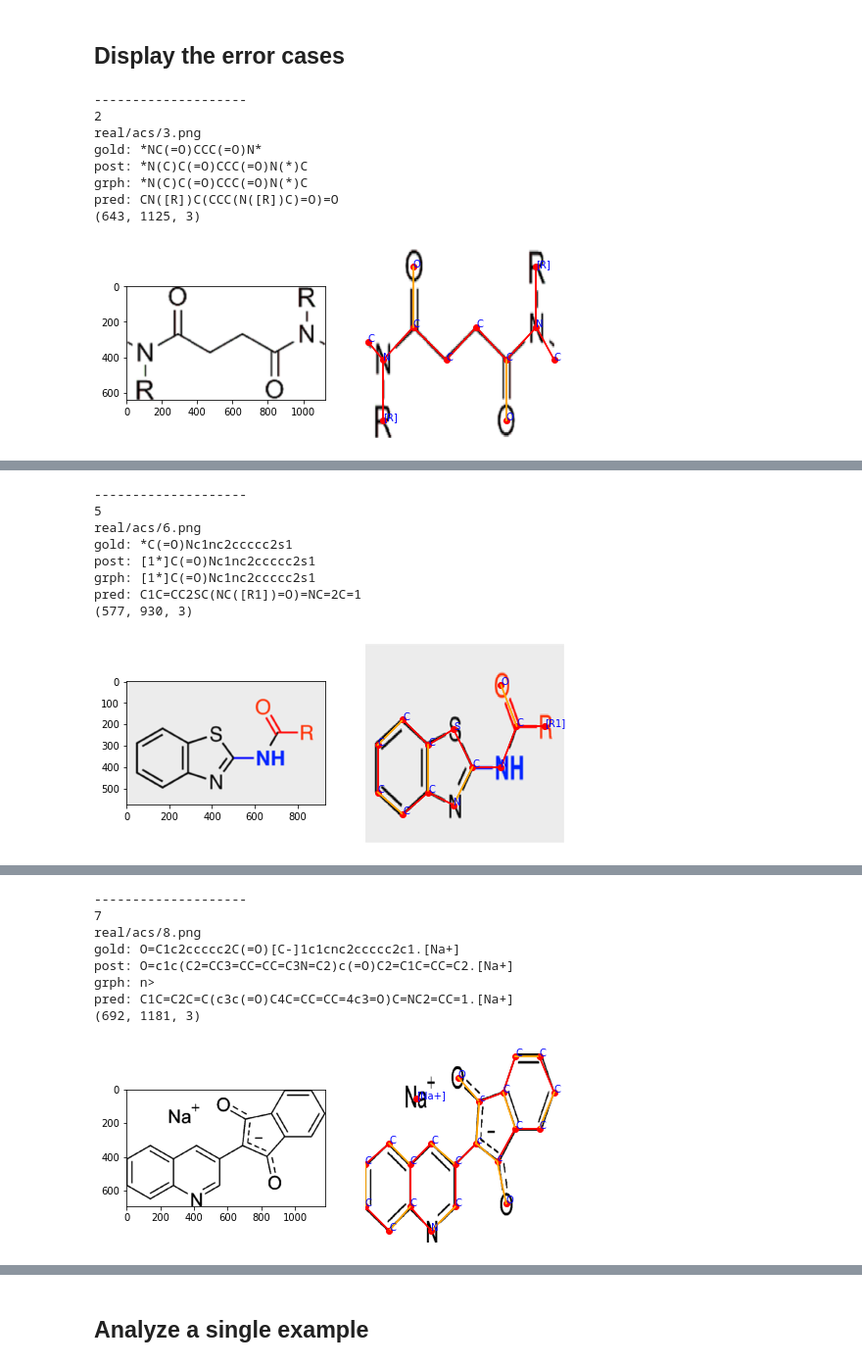
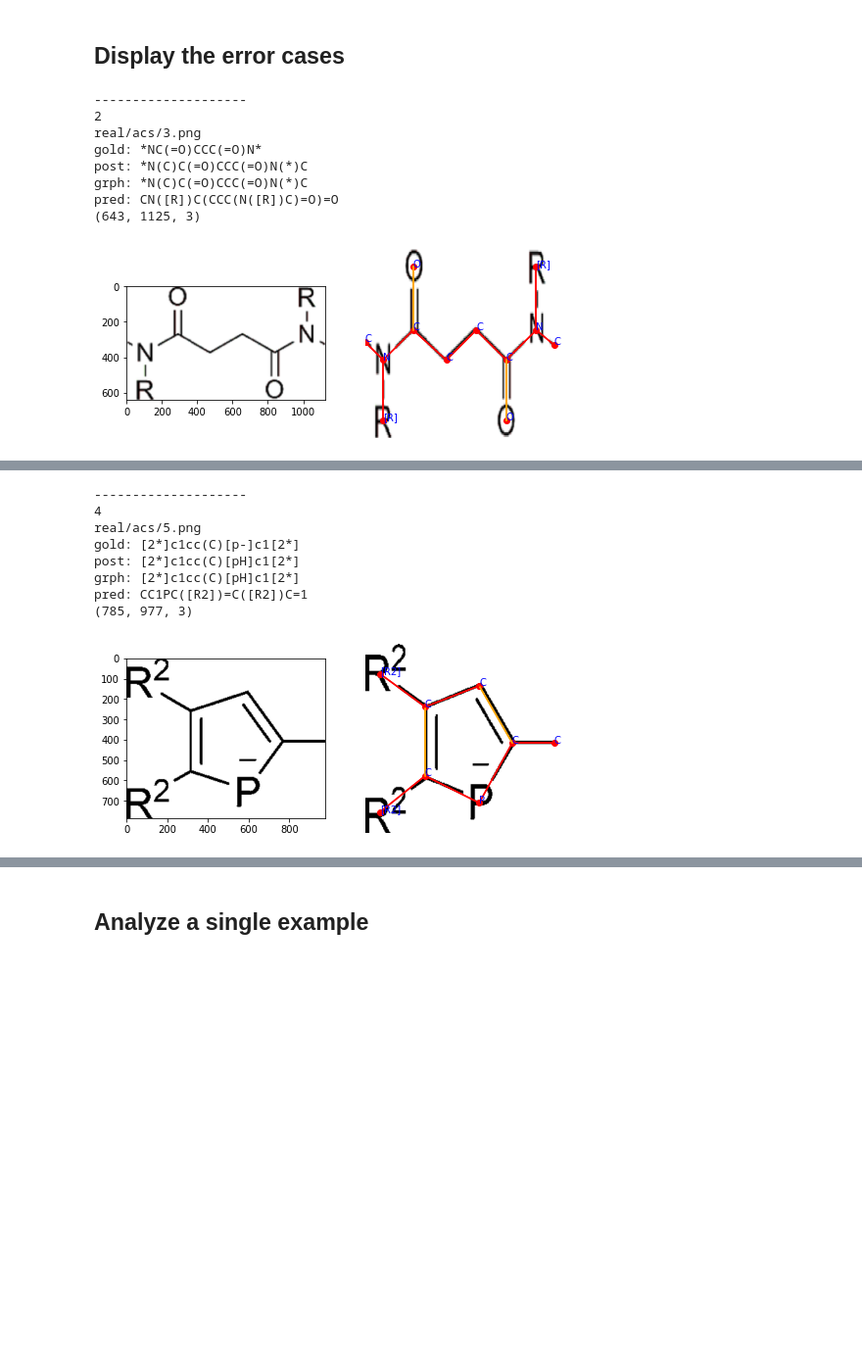
Before and after one commit to thomas0809/MolScribe, a Jupyter notebook: notebook/analyze_prediction.ipynb, the cells around one changed output, grey strips where cells are left out. Shown at 98% size. Cells and saved outputs as stored; diff of their text form; code cells hidden in the pictures; blank space fills up the shorter version.

```diff
--- a/notebook/analyze_prediction.ipynb
+++ b/notebook/analyze_prediction.ipynb
@@ -17,7 +17,7 @@ BASE = '../data/'
 ignore_chiral = False
 
 data = pd.read_csv('../data/real/acs.csv')
-pred = pd.read_csv('../output/uspto/swin_base_char_aux_200k/prediction_acs.csv')
+pred = pd.read_csv('../output/uspto/swin_base_char_aux_1m680k/prediction_acs.csv')
 # %% [markdown]
 ## Display the error cases
 # %%
@@ -66,50 +66,41 @@ for idx, row in data.iterrows():
         x, y = coords[:,0]*w, coords[:,1]*h
         plt.scatter(x, y, color='r', marker='o')
         for i in range(len(symbols)):
             plt.text(x[i], y[i], symbols[i], color='blue')
         for i in range(len(x)):
             for j in range(len(x)):
                 if edges[i][j] != 0:
                     if edges[i][j] in [5, 6]:
                         color = 'blue' if edges[i][j] == 5 else 'green'
                         plt.arrow(x[i], y[i], x[j]-x[i], y[j]-y[i], color=color, head_width=20)
                     else:
                         color = 'red' if edges[i][j] == 1 else 'orange'
                         plt.plot([x[i], x[j]], [y[i], y[j]], color)
     plt.show()
     mol1 = Chem.MolFromSmiles(gold_smiles)
     mol2 = Chem.MolFromSmiles(post_smiles)
     svg = Draw.MolsToGridImage([mol1, mol2], subImgSize=(250,250), molsPerRow=2, useSVG=True)
     display(svg)
-    if cnt == 5:
+    if cnt == 2:
         break
 # %% [output]
 --------------------
 2
 real/acs/3.png
 gold: *NC(=O)CCC(=O)N*
 post: *N(C)C(=O)CCC(=O)N(*)C
 grph: *N(C)C(=O)CCC(=O)N(*)C
 pred: CN([R])C(CCC(N([R])C)=O)=O
 (643, 1125, 3)
-[figure, old version]
+[figure, new version]
 [drawing not drawn]
 --------------------
-5
-real/acs/6.png
-gold: *C(=O)Nc1nc2ccccc2s1
-post: [1*]C(=O)Nc1nc2ccccc2s1
-grph: [1*]C(=O)Nc1nc2ccccc2s1
-pred: C1C=CC2SC(NC([R1])=O)=NC=2C=1
-(577, 930, 3)
+4
+real/acs/5.png
+gold: [2*]c1cc(C)[p-]c1[2*]
+post: [2*]c1cc(C)[pH]c1[2*]
+grph: [2*]c1cc(C)[pH]c1[2*]
+pred: CC1PC([R2])=C([R2])C=1
+(785, 977, 3)
-[figure, old version]
+[figure, new version]
 [drawing not drawn]
---------------------
-7
-real/acs/8.png
-gold: O=C1c2ccccc2C(=O)[C-]1c1cnc2ccccc2c1.[Na+]
-post: O=c1c(C2=CC3=CC=CC=C3N=C2)c(=O)C2=C1C=CC=C2.[Na+]
-grph: n>
-pred: C1C=C2C=C(c3c(=O)C4C=CC=CC=4c3=O)C=NC2=CC=1.[Na+]
-(692, 1181, 3)
-[figure, removed]
```
Also changed, not shown: parts of 2 cells of this notebook, 7 other files.
